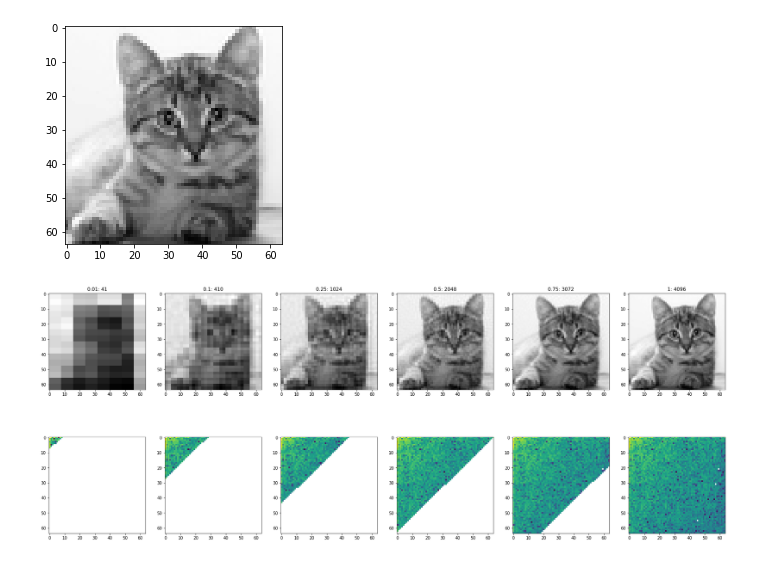
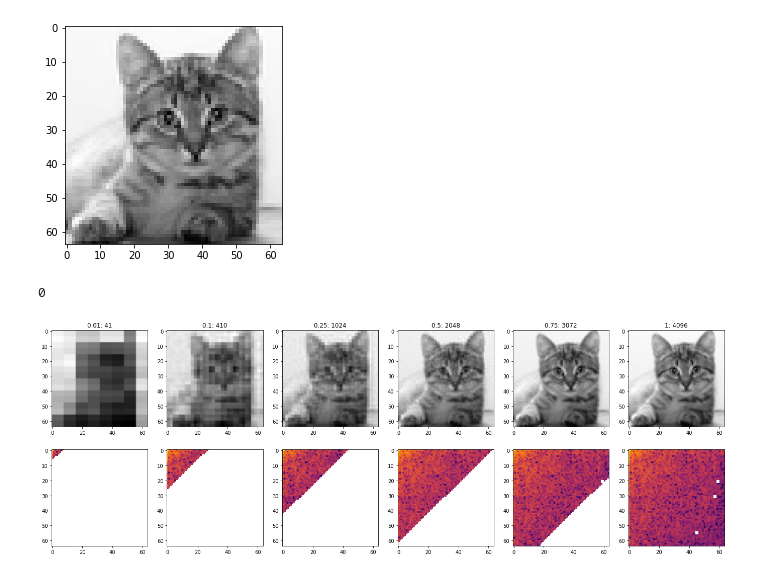
Before and after one commit to rstanuwijaya/jensen-lab-analysis, a Jupyter notebook: notebooks/gdi.ipynb, the cells around one changed output. Cells and saved outputs as stored; diff of their text form; code cells hidden in the pictures.

```diff
--- a/notebooks/gdi.ipynb
+++ b/notebooks/gdi.ipynb
@@ -29,19 +29,24 @@ plt.show()
 # %%
 # try different number of filters
 path = '../common/cat.png'
 shape = (64, 64)
 
-fig, axs = plt.subplots(nrows=2, ncols=6, figsize=(30, 12))
+fig, axs = plt.subplots(nrows=2, ncols=6, figsize=(24, 8))
+test = None
 
 for i, w in enumerate([0.01, 0.10, 0.25, 0.5, 0.75, 1]):
-    sim = GhostSimulator(path, shape, w*64*64)
+    sim = GhostSimulator(path, shape, w*shape[0]*shape[1], method='square')
     cnt = sim.run_simulation()
-    G2, F = sim.G2, sim.F
-    F[0,0] = 0
+    G2, I = sim.G2, sim.I
+
     axs[0, i].set_title(f'{w}: {cnt}')
     axs[0, i].imshow(G2, cmap='gray')
-    axs[1, i].imshow(np.log(F))
+    axs[1, i].imshow(np.log(np.abs(I)), cmap='inferno')
+    if i == 0:
+        print(i)
+        test = I
 
 plt.show()
 # %% [output]
+0
-[figure, old version]
+[figure, new version]
```
Also changed, not shown: 1 other file.
